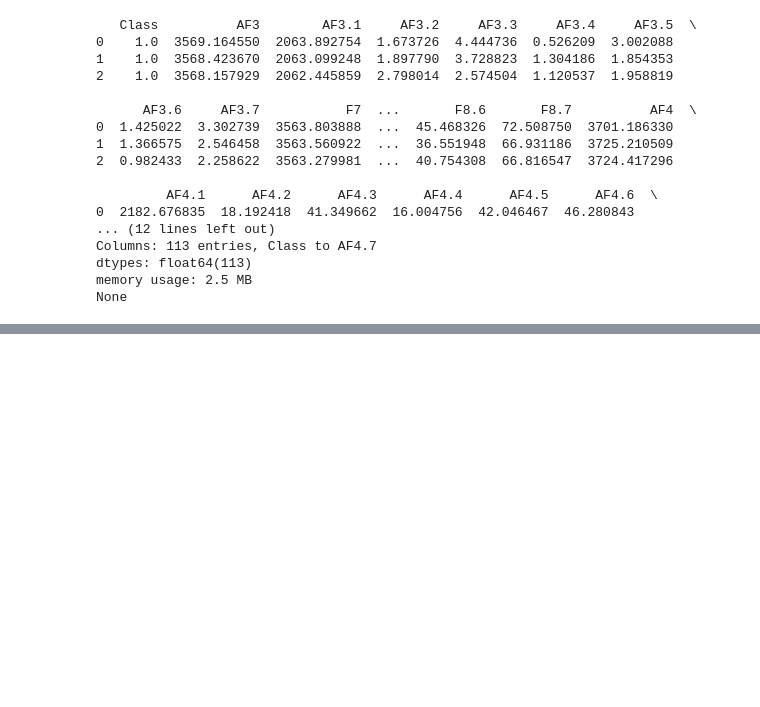
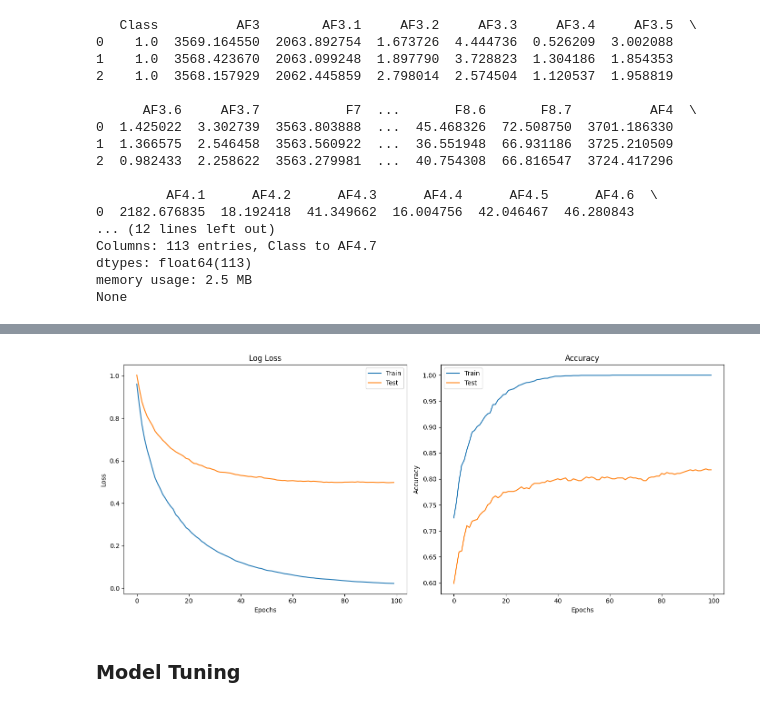
Before and after one commit to ITDSIU20094/Classification-of-EMOTIV-EPOC-, a Jupyter notebook: Model_pipeline.ipynb, the cells around one changed output, grey strips where cells are left out. Saved outputs shown, nothing was run; the diff lists cells and outputs as text; code cells hidden in the pictures; blank space fills up the shorter version.

```diff
--- a/Model_pipeline.ipynb
+++ b/Model_pipeline.ipynb
@@ -29,0 +110,3 @@ None
+# %%
+X_train_reduced = reduce_features(X_train)
+X_test_reduced = reduce_features(X_test)
@@ -29,0 +123,17 @@ None
+# %%
+eval_set = [(X_train_scaled, y_train), (X_test_scaled, y_test)]
+model = XGBClassifier(random_state=42, eval_metric=['mlogloss', 'merror'])
+evals_result = {}
+model.fit(
+    X_train_scaled, y_train,
+    eval_set=eval_set,
+    verbose=False,
+    # eval_metric=['mlogloss', 'merror'],
+    # evals_result=evals_result
+)
+evals_result = model.evals_result()
+y_pred = model.predict(X_test_scaled)
+test_acccuracy = accuracy_score(y_test, y_pred)
+print("Accuracy:", test_acccuracy)
+print("\nClassification Report: \n", classification_report(y_test, y_pred))
+print("\nConfusion Matrix: \n", confusion_matrix(y_test, y_pred))
@@ -29,0 +159,29 @@ None
+# %%
+
+epochs = len(evals_result['validation_0']['mlogloss'])
+x_axis = range(epochs)
+
+plt.figure(figsize=(14, 6))
+# Loss
+plt.subplot(1,2,1)
+plt.plot(x_axis, evals_result['validation_0']['mlogloss'], label='Train')
+plt.plot(x_axis, evals_result['validation_1']['mlogloss'], label='Test')
+plt.title('Log Loss')
+plt.xlabel('Epochs')
+plt.ylabel('Loss')
+plt.legend()
+
+# Accuracy (1 - merror)
+plt.subplot(1,2,2)
+plt.plot(x_axis, 1 - np.array(evals_result['validation_0']['merror']), label='Train')
+plt.plot(x_axis, 1 - np.array(evals_result['validation_1']['merror']), label='Test')
+plt.title('Accuracy')
+plt.xlabel('Epochs')
+plt.ylabel('Accuracy')
+plt.legend()
+plt.tight_layout()
+plt.show()
+# %% [output]
+[figure, added]
+# %% [markdown]
+### Model Tuning
```
Also changed, not shown: parts of 35 cells of this notebook, 15 other files.
